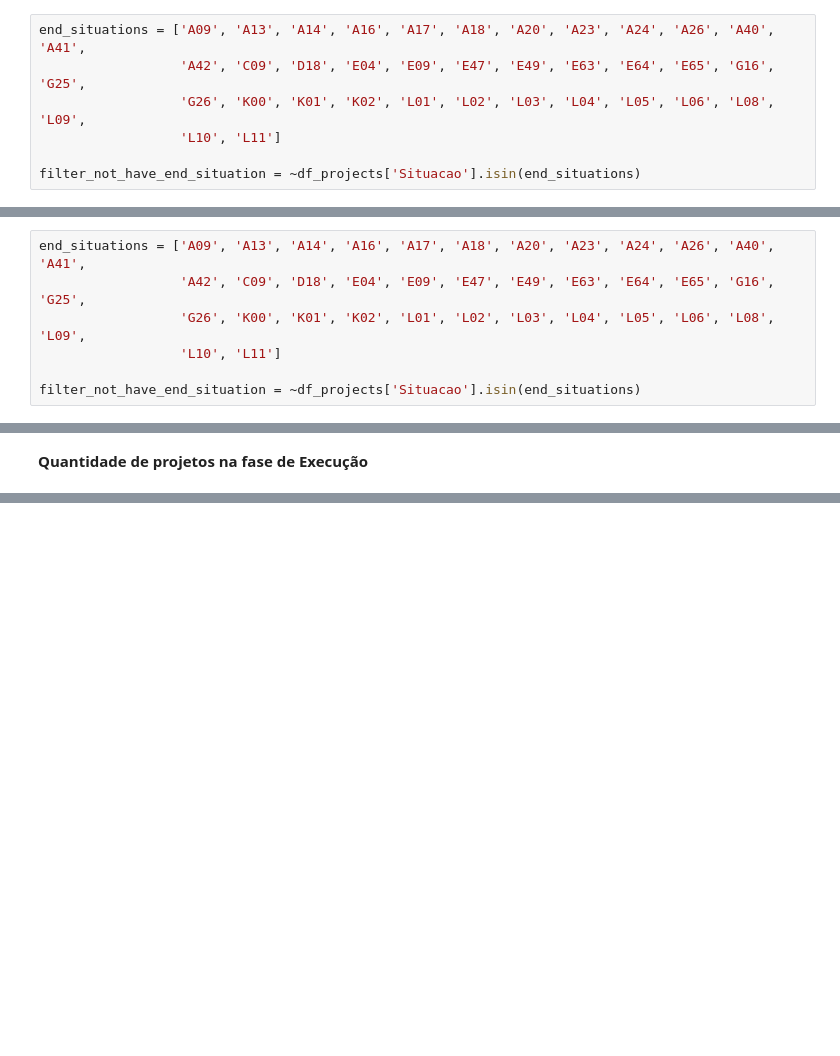
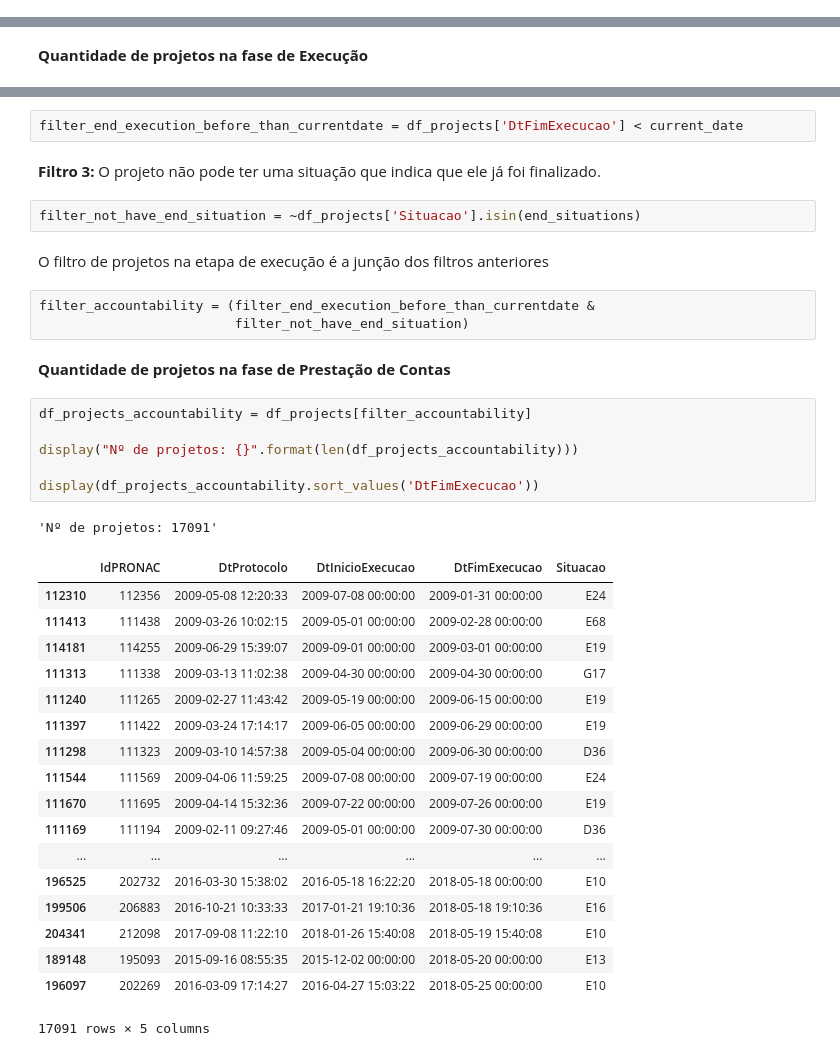
Before and after one commit to lappis-unb/salic-ml, a Jupyter notebook: notebooks/exploratory/project_stage_on_pipeline-v0.1.ipynb, the cells around one changed output, grey strips where cells are left out. Saved outputs shown, nothing was run; the diff lists cells and outputs as text; blank space fills up the shorter version.

Commit message:
Identify projects on accountability stage
- Notebook: project_stage_on_pipeline-v0.1

```diff
--- a/notebooks/exploratory/project_stage_on_pipeline-v0.1.ipynb
+++ b/notebooks/exploratory/project_stage_on_pipeline-v0.1.ipynb
@@ -75,10 +90,3 @@ Para identificar se um projeto está na etapa de admissibilidade será verificad
 filter_start_execution_bigger_than_currentdate = df_projects['DtInicioExecucao'] > current_date
 # %% [markdown]
 **Filtro 2:** O projeto não pode ter uma situação que indica que ele já foi finalizado.
-# %%
-end_situations = ['A09', 'A13', 'A14', 'A16', 'A17', 'A18', 'A20', 'A23', 'A24', 'A26', 'A40', 'A41',
-                  'A42', 'C09', 'D18', 'E04', 'E09', 'E47', 'E49', 'E63', 'E64', 'E65', 'G16', 'G25',
-                  'G26', 'K00', 'K01', 'K02', 'L01', 'L02', 'L03', 'L04', 'L05', 'L06', 'L08', 'L09',
-                  'L10', 'L11']
-
-filter_not_have_end_situation = ~df_projects['Situacao'].isin(end_situations)
@@ -117,10 +127,3 @@ filter_start_execution_previous_than_currentdate = df_projects['DtInicioExecucao
 filter_end_execution_after_than_currentdate = df_projects['DtFimExecucao'] > current_date
 # %% [markdown]
 **Filtro 3:** O projeto não pode ter uma situação que indica que ele já foi finalizado.
-# %%
-end_situations = ['A09', 'A13', 'A14', 'A16', 'A17', 'A18', 'A20', 'A23', 'A24', 'A26', 'A40', 'A41',
-                  'A42', 'C09', 'D18', 'E04', 'E09', 'E47', 'E49', 'E63', 'E64', 'E65', 'G16', 'G25',
-                  'G26', 'K00', 'K01', 'K02', 'L01', 'L02', 'L03', 'L04', 'L05', 'L06', 'L08', 'L09',
-                  'L10', 'L11']
-
-filter_not_have_end_situation = ~df_projects['Situacao'].isin(end_situations)
@@ -142,0 +159,39 @@ display("Nº de projetos: {}".format(len(df_projects_execution)))
+# %%
+filter_end_execution_before_than_currentdate = df_projects['DtFimExecucao'] < current_date
+# %% [markdown]
+**Filtro 3:** O projeto não pode ter uma situação que indica que ele já foi finalizado.
+# %%
+filter_not_have_end_situation = ~df_projects['Situacao'].isin(end_situations)
+# %% [markdown]
+O filtro de projetos na etapa de execução é a junção dos filtros anteriores
+# %%
+filter_accountability = (filter_end_execution_before_than_currentdate &
+                         filter_not_have_end_situation)
+# %% [markdown]
+**Quantidade de projetos na fase de Prestação de Contas**
+# %%
+df_projects_accountability = df_projects[filter_accountability]
+
+display("Nº de projetos: {}".format(len(df_projects_accountability)))
+
+display(df_projects_accountability.sort_values('DtFimExecucao'))
+# %% [output]
+'Nº de projetos: 17091'
+|  | IdPRONAC | DtProtocolo | DtInicioExecucao | DtFimExecucao | Situacao |
+| 112310 | 112356 | 2009-05-08 12:20:33 | 2009-07-08 00:00:00 | 2009-01-31 00:00:00 | E24 |
+| 111413 | 111438 | 2009-03-26 10:02:15 | 2009-05-01 00:00:00 | 2009-02-28 00:00:00 | E68 |
+| 114181 | 114255 | 2009-06-29 15:39:07 | 2009-09-01 00:00:00 | 2009-03-01 00:00:00 | E19 |
+| 111313 | 111338 | 2009-03-13 11:02:38 | 2009-04-30 00:00:00 | 2009-04-30 00:00:00 | G17 |
+| 111240 | 111265 | 2009-02-27 11:43:42 | 2009-05-19 00:00:00 | 2009-06-15 00:00:00 | E19 |
+| 111397 | 111422 | 2009-03-24 17:14:17 | 2009-06-05 00:00:00 | 2009-06-29 00:00:00 | E19 |
+| 111298 | 111323 | 2009-03-10 14:57:38 | 2009-05-04 00:00:00 | 2009-06-30 00:00:00 | D36 |
+| 111544 | 111569 | 2009-04-06 11:59:25 | 2009-07-08 00:00:00 | 2009-07-19 00:00:00 | E24 |
+| 111670 | 111695 | 2009-04-14 15:32:36 | 2009-07-22 00:00:00 | 2009-07-26 00:00:00 | E19 |
+| 111169 | 111194 | 2009-02-11 09:27:46 | 2009-05-01 00:00:00 | 2009-07-30 00:00:00 | D36 |
+| ... | ... | ... | ... | ... | ... |
+| 196525 | 202732 | 2016-03-30 15:38:02 | 2016-05-18 16:22:20 | 2018-05-18 00:00:00 | E10 |
+| 199506 | 206883 | 2016-10-21 10:33:33 | 2017-01-21 19:10:36 | 2018-05-18 19:10:36 | E16 |
+| 204341 | 212098 | 2017-09-08 11:22:10 | 2018-01-26 15:40:08 | 2018-05-19 15:40:08 | E10 |
+| 189148 | 195093 | 2015-09-16 08:55:35 | 2015-12-02 00:00:00 | 2018-05-20 00:00:00 | E13 |
+| 196097 | 202269 | 2016-03-09 17:14:27 | 2016-04-27 15:03:22 | 2018-05-25 00:00:00 | E10 |
+17091 rows × 5 columns
```
Also changed, not shown: parts of 16 cells of this notebook.
